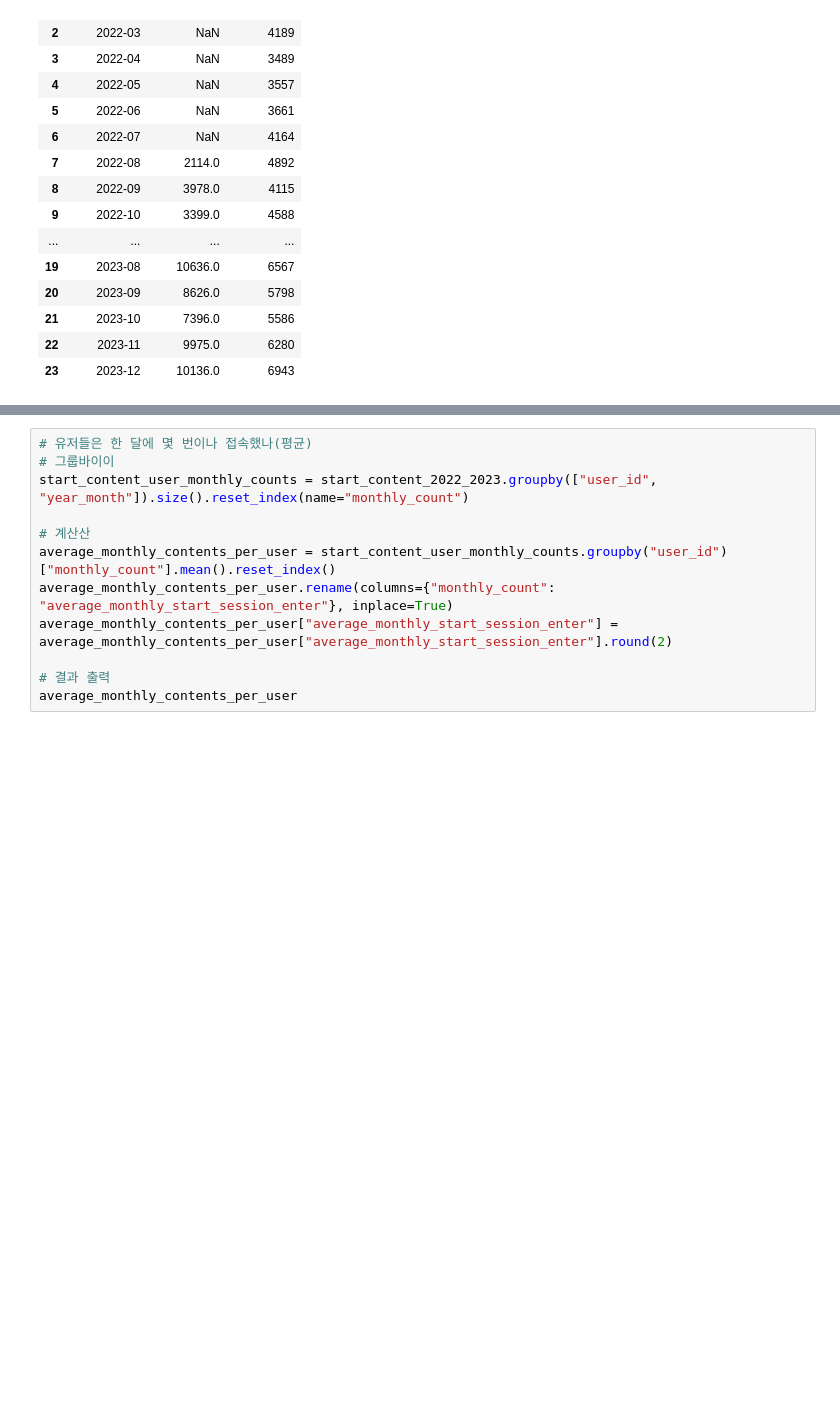
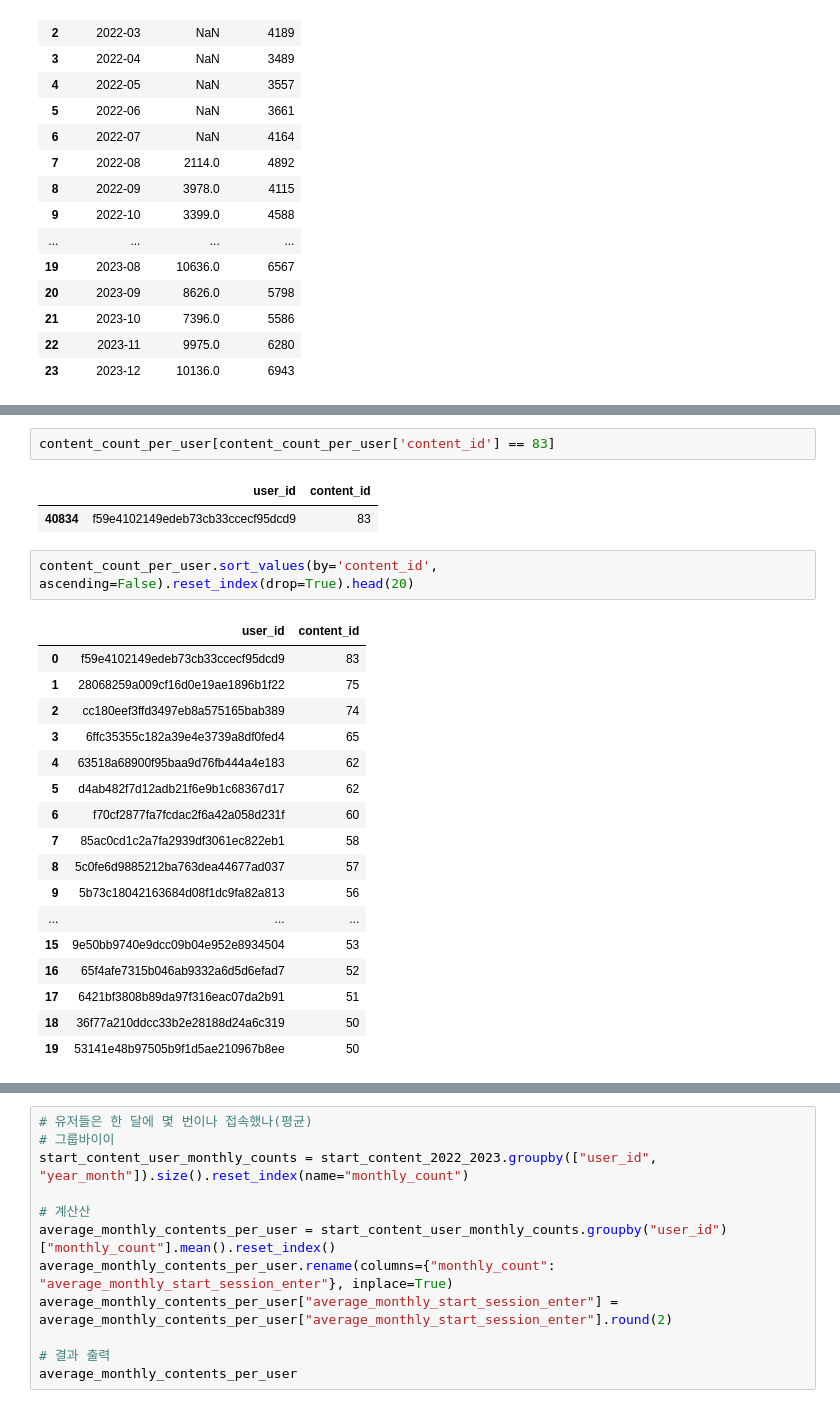
Before and after one commit to saeraniren/intermediate_project, a Jupyter notebook: yoochang_main.ipynb, the cells around one changed output, grey strips where cells are left out. Drawn from its saved outputs; the diff is of its cells as text; blank space fills up the shorter version.

```diff
--- a/yoochang_main.ipynb
+++ b/yoochang_main.ipynb
@@ -1660,0 +1800,25 @@ merged_user_counts
+# %%
+content_count_per_user[content_count_per_user['content_id'] == 83]
+# %% [output]
+|  | user_id | content_id |
+| 40834 | f59e4102149edeb73cb33ccecf95dcd9 | 83 |
+# %%
+content_count_per_user.sort_values(by='content_id', ascending=False).reset_index(drop=True).head(20)
+# %% [output]
+|  | user_id | content_id |
+| 0 | f59e4102149edeb73cb33ccecf95dcd9 | 83 |
+| 1 | 28068259a009cf16d0e19ae1896b1f22 | 75 |
+| 2 | cc180eef3ffd3497eb8a575165bab389 | 74 |
+| 3 | 6ffc35355c182a39e4e3739a8df0fed4 | 65 |
+| 4 | 63518a68900f95baa9d76fb444a4e183 | 62 |
+| 5 | d4ab482f7d12adb21f6e9b1c68367d17 | 62 |
+| 6 | f70cf2877fa7fcdac2f6a42a058d231f | 60 |
+| 7 | 85ac0cd1c2a7fa2939df3061ec822eb1 | 58 |
+| 8 | 5c0fe6d9885212ba763dea44677ad037 | 57 |
+| 9 | 5b73c18042163684d08f1dc9fa82a813 | 56 |
+| ... | ... | ... |
+| 15 | 9e50bb9740e9dcc09b04e952e8934504 | 53 |
+| 16 | 65f4afe7315b046ab9332a6d5d6efad7 | 52 |
+| 17 | 6421bf3808b89da97f316eac07da2b91 | 51 |
+| 18 | 36f77a210ddcc33b2e28188d24a6c319 | 50 |
+| 19 | 53141e48b97505b9f1d5ae210967b8ee | 50 |
```
Also changed, not shown: parts of 39 cells of this notebook.
